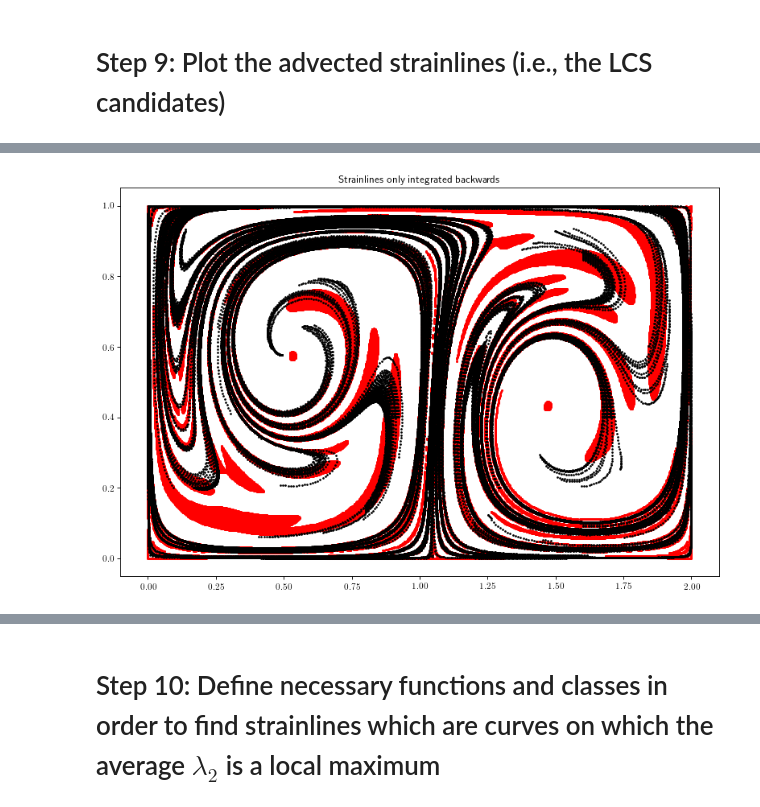
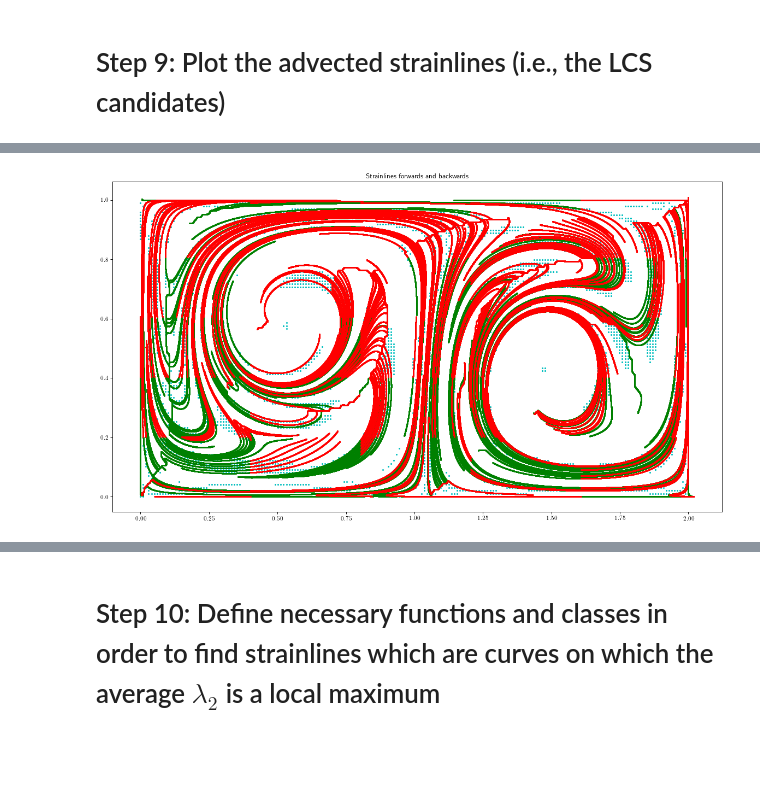
Before and after one commit to arnemagnus/physics_project, a Jupyter notebook: notebooks/doublegyre/variational_lcs_v2.ipynb, the cells around one changed output, grey strips where cells are left out. Cells and saved outputs as stored; diff of their text form; code cells hidden in the pictures; blank space fills up the shorter version.

```diff
--- a/notebooks/doublegyre/variational_lcs_v2.ipynb
+++ b/notebooks/doublegyre/variational_lcs_v2.ipynb
@@ -490,12 +495,12 @@ integrator = rk2
 # Create output directory for precomputed characteristics, if it does not already exist:
 ensure_path_exists('precomputed_characteristics/{}'.format(integrator.__name__))
 
-Nx = 1000
-Ny = 500
+Nx = 200
+Ny = 100
 
 t_min = 0.
 t_max = 20.
-dt = 0.01
+dt = 0.1
 
 pos_init = grid_of_particles(Nx,Ny)
 
@@ -902,8 +908,8 @@ def _advect_strainline_slice(strainlines,max_iter,rhs,integrator,stride,l_f_max,
 # %% [markdown]
 # Step 8: Advect the points in $\mathcal{G}_{0}$ in the (stationary) $\vec{\xi}_{1}$ field
 # %%
-max_iter = 10000
-stride = 0.01
+max_iter = 20000
+stride = 0.0005
 l_f_max = 0.2
 l_min = 1
 tol_alpha = 1.e-6
@@ -934,11 +940,11 @@ Elapsed time: 217.9022274017334 seconds
 # %% [markdown]
 # Step 9: Plot the advected strainlines (i.e., the LCS candidates)
 # %%
-plt.figure(figsize=(12,8),dpi=80)
-plt.scatter(pos_init[0,np.logical_and(mask_a,mask_b)],pos_init[1,np.logical_and(mask_a,mask_b)],c='r',s=3)
+plt.figure(figsize=(18,10),dpi=80)
+plt.scatter(pos_init[0,np.logical_and(mask_a,mask_b)],pos_init[1,np.logical_and(mask_a,mask_b)],c='c',s=1)
 for strainline in strainlines:
     if strainline.long_enough():
-        plt.scatter(strainline.entire_trajectory()[:,0],strainline.entire_trajectory()[:,1],s=2,c='k')
+        plt.scatter(strainline.entire_trajectory()[:,0],strainline.entire_trajectory()[:,1],marker='.',s=2,c='k')
 
 plt.title(r'Strainlines integrated both forwards and backwards')
 plt.show()
@@ -947,10 +953,10 @@ plt.show()
 # %%
-plt.figure(figsize=(12,8),dpi=80)
-plt.scatter(pos_init[0,np.logical_and(mask_a,mask_b)], pos_init[1,np.logical_and(mask_a,mask_b)],c='r',s=3)
-for strainline in strainlines_forwards:
-    if strainline.long_enough(): #and not strainline.has_failed_continiously():
-        plt.scatter(strainline.entire_trajectory()[:,0],strainline.entire_trajectory()[:,1],s=2,c='k')
+plt.figure(figsize=(18,10),dpi=80)
+plt.scatter(pos_init[0,np.logical_and(mask_a,mask_b)],pos_init[1,np.logical_and(mask_a,mask_b)],c='c',s=1)
+for strainline in strainlines:
+    #if strainline.long_enough():
+        plt.scatter(strainline.entire_trajectory()[:,0],strainline.entire_trajectory()[:,1],marker='.',s=2,c='k')
 
-plt.title(r'Strainlines only integrated forwards')
+plt.title(r'Strainlines integrated both forwards and backwards')
 plt.show()
 # %% [output]
@@ -958,12 +964,14 @@ plt.show()
 # %%
-plt.figure(figsize=(12,8),dpi=80)
-plt.scatter(pos_init[0,np.logical_and(mask_a,mask_b)], pos_init[1,np.logical_and(mask_a,mask_b)],c='r',s=3)
+plt.figure(figsize=(18,10),dpi=80)
+plt.scatter(pos_init[0,np.logical_and(mask_a,mask_b)], pos_init[1,np.logical_and(mask_a,mask_b)],c='c',s=3)
+for strainline in strainlines_forwards:
+    #if strainline.long_enough(): #and not strainline.has_failed_continiously():
+        plt.scatter(strainline.entire_trajectory()[:,0],strainline.entire_trajectory()[:,1],s=2,c='g')
 for strainline in strainlines_backwards:
-    if strainline.long_enough(): #and not strainline.has_failed_continiously():
-        plt.scatter(strainline.entire_trajectory()[:,0],strainline.entire_trajectory()[:,1],s=2,c='k')
+    #if strainline.long_enough():
+        plt.scatter(strainline.entire_trajectory()[:,0],strainline.entire_trajectory()[:,1],s=2,c='r')
 
-#plt.scatter(g0[0],g0[1],c='c')
-plt.title(r'Strainlines only integrated backwards')
+plt.title(r'Strainlines forwards and backwards')
 plt.show()
 # %% [output]
-[figure, old version]
+[figure, new version]
```
Also changed, not shown: parts of 13 cells of this notebook, 41 other files.
